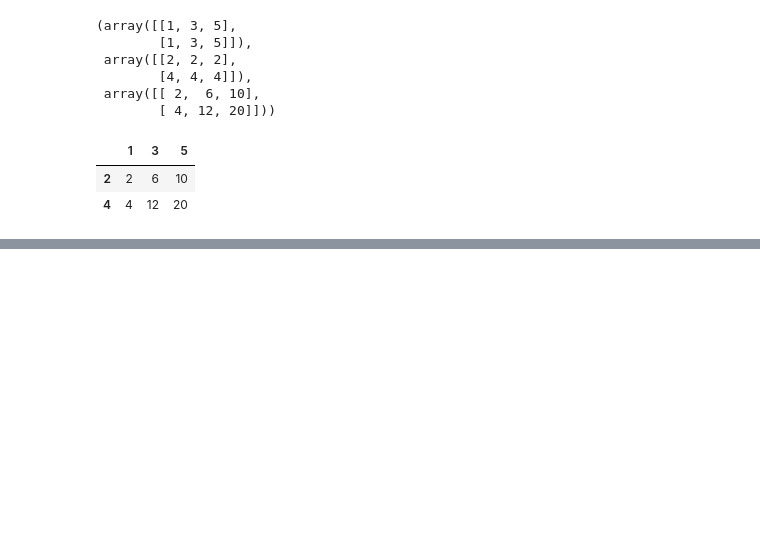
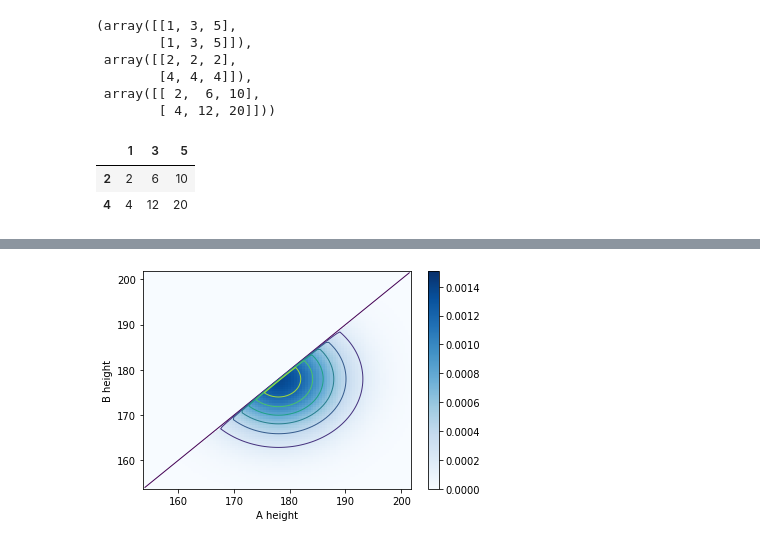
Before and after one commit to minstrel1149/think_bayes, a Jupyter notebook: Ch.11_Comparison.ipynb, the cells around one changed output, grey strips where cells are left out. Saved outputs shown, nothing was run; the diff lists cells and outputs as text; code cells hidden in the pictures; blank space fills up the shorter version.

```diff
--- a/Ch.11_Comparison.ipynb
+++ b/Ch.11_Comparison.ipynb
@@ -36,0 +56,9 @@ df
+# %%
+x = joint.columns
+y = joint.index
+X, Y = np.meshgrid(x, y)
+# 책에서는 np.where 활용했는데, astype() 메서드로 가볍게 처리 가능
+A_taller = (X > Y).astype('int')
+# x가 index인 이유 → 사실 x나 y가 어떠한게 index여도 상관없음. 둘이 같기 때문
+likelihood = pd.DataFrame(A_taller, index=y, columns=x)
+likelihood
@@ -36,0 +79,7 @@ df
+# %%
+posterior = joint * likelihood
+normalize(posterior)
+plot_joint(posterior)
+plot_contour(posterior)
+# %% [output]
+[figure, added]
```
Also changed, not shown: parts of 10 cells of this notebook, 2 other files.
